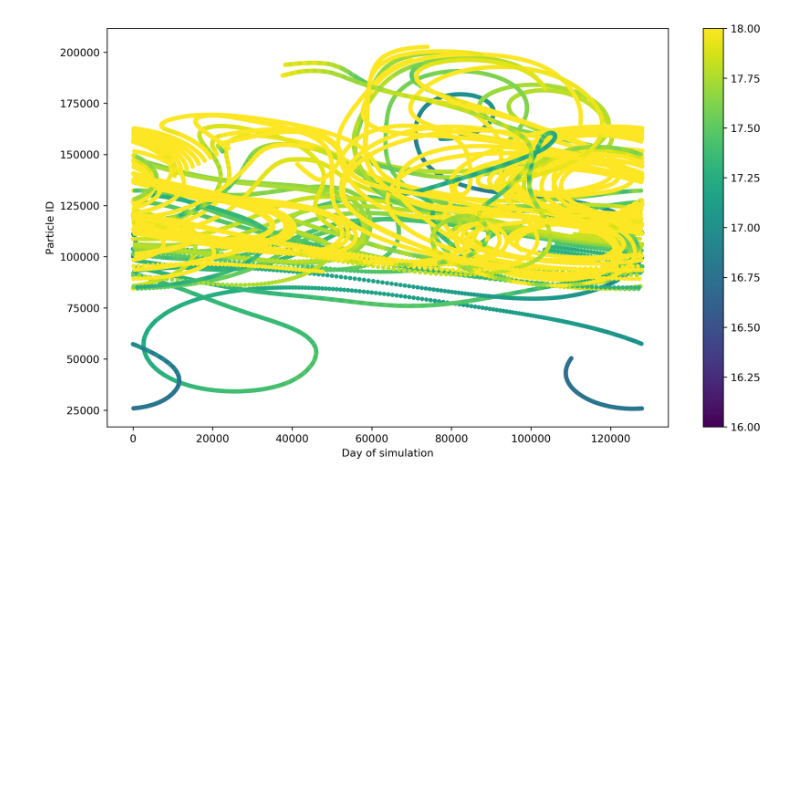
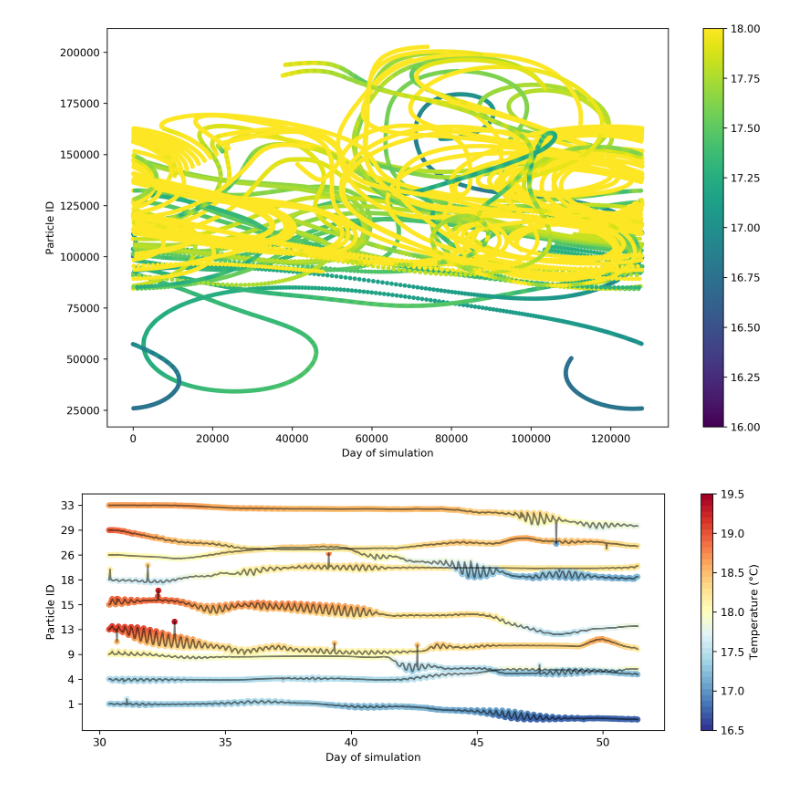
Before and after one commit to sophieclayton/phronttz, a Jupyter notebook: read_trajectories.ipynb, the cells around one changed output. Cells and saved outputs as stored; diff of their text form; code cells hidden in the pictures; blank space fills up the shorter version.

Commit message:
added along trajectory property figures

```diff
--- a/read_trajectories.ipynb
+++ b/read_trajectories.ipynb
@@ -37,15 +37,20 @@ plt.show()
 # %% [output]
 [figure]
 # %%
-fig2 = plt.figure(2, figsize=(12,6), dpi = 300)
-for n in [1,4,9,13,15,18,26,29]:
-    nn = n+1
-    subset = xy[xy['ID']==n]
+fig2 = plt.figure(2, figsize=(12,4), dpi = 300)
+nn = 0
+for n in [1,4,9,13,15,18,26,29,33]:
+    nn += 1
+#     print nn
+    subset = xy[xy['ID']==n].reset_index()
 #     plt.scatter(subset['x'], subset['y'], s= 10, c = subset['temperature'], vmin = 16, vmax = 18)
-    plt.plot(subset['DOY'],np.ones(len(subset))*nn, c = 'k', alpha = 0.5, zorder = 1)
-    plt.scatter(subset['DOY'],np.ones(len(subset))*nn,s = 20, c = subset['temperature'], vmin = 16, vmax = 20, cmap = palette)
+    plt.plot(subset['DOY'],(subset['temperature']-subset['temperature'][0])+nn, c = 'k', alpha = 0.5, zorder = 1)
+    plt.scatter(subset['DOY'],(subset['temperature']-subset['temperature'][0])+nn,s = 20, c = subset['temperature'], vmin = 16.5, vmax = 19.5, cmap = palette)
 
 plt.xlabel('Day of simulation')
+plt.yticks(range(1,10,1), [1,4,9,13,15,18,26,29,33])
 plt.ylabel('Particle ID')
-plt.colorbar()
+cbar = plt.colorbar(label = 'Temperature ($\degree$C)')
 plt.show()
+# %% [output]
+[figure, added]
```
Also changed, not shown: parts of 1 cell of this notebook, 1 other file.
